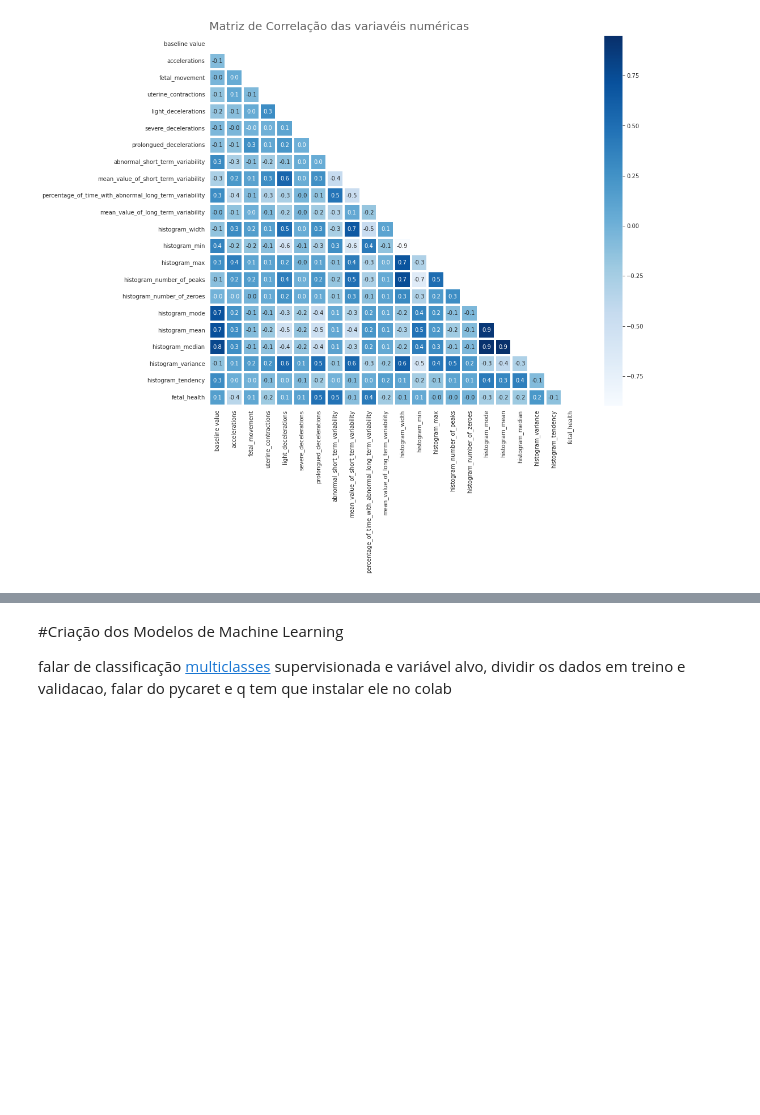
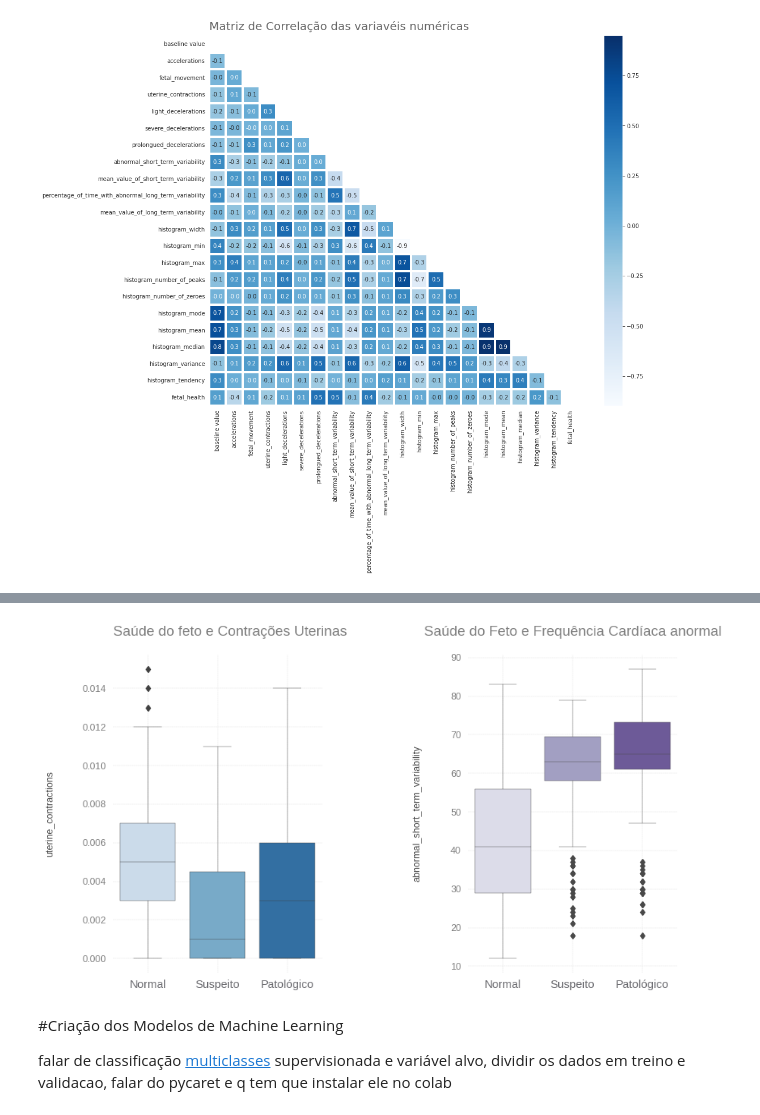
Before and after one commit to FerrazThales/Fetal_Health_Classification, a Jupyter notebook: Fetal_Health_Classification_with_Pycaret.ipynb, the cells around one changed output, grey strips where cells are left out. Saved outputs shown, nothing was run; the diff lists cells and outputs as text; code cells hidden in the pictures; blank space fills up the shorter version.

```diff
--- a/Fetal_Health_Classification_with_Pycaret.ipynb
+++ b/Fetal_Health_Classification_with_Pycaret.ipynb
@@ -296,3 +385,32 @@ plt.tight_layout();
+# %%
+#melhorando o layout do boxplot
+def melhorando_layout(numero_do_grafico):
+  ax[numero_do_grafico].grid(linestyle='--',lw=0.25,aa=True)
+  ax[numero_do_grafico].set_frame_on(False)
+  ax[numero_do_grafico].tick_params(axis='both',length=0,colors='grey')
+  ax[numero_do_grafico].set_xticklabels(['Normal','Suspeito','Patológico'],fontdict={'fontsize':12},color='#6a6a6f',rotation=0)
+# %%
+#criando o ax e o fig no matplotlib
+fig,ax = plt.subplots(figsize=(12,8),ncols=2,dpi=90)
+
+#criando o primeiro gráfico
+sns.boxplot(data=df,x='fetal_health',y='uterine_contractions',ax=ax[0],palette='Blues',linewidth=0.35)
+melhorando_layout(0)
+ax[0].set_xlabel('')
+ax[0].set_ylabel('uterine_contractions',labelpad=30,fontdict={'fontsize':10},color='#4c4c4c')
+ax[0].set_title('Saúde do feto e Contrações Uterinas',loc='left',pad=20,fontdict={'fontsize':15},color='grey')
+
+#criando o segundo gráfico
+sns.boxplot(data=df,x='fetal_health',y='abnormal_short_term_variability',ax=ax[1],palette='Purples',linewidth=0.35)
+melhorando_layout(1)
+ax[1].set_xlabel('')
+ax[1].set_ylabel('abnormal_short_term_variability',labelpad=30,fontdict={'fontsize':10},color='#4c4c4c')
+ax[1].set_title('Saúde do Feto e Frequência Cardíaca anormal',loc='center',pad=20,fontdict={'fontsize':15},color='grey')
+
+#plotando o gráfico
+plt.tight_layout(pad=8.0);
+# %% [output]
+[figure, added]
 # %% [markdown]
 #Criação dos Modelos de Machine Learning
 
```
Also changed, not shown: parts of 44 cells of this notebook.
